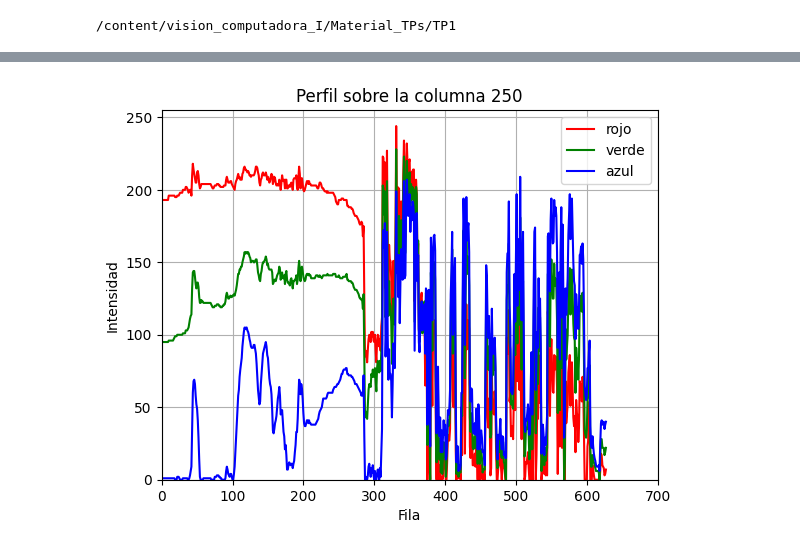
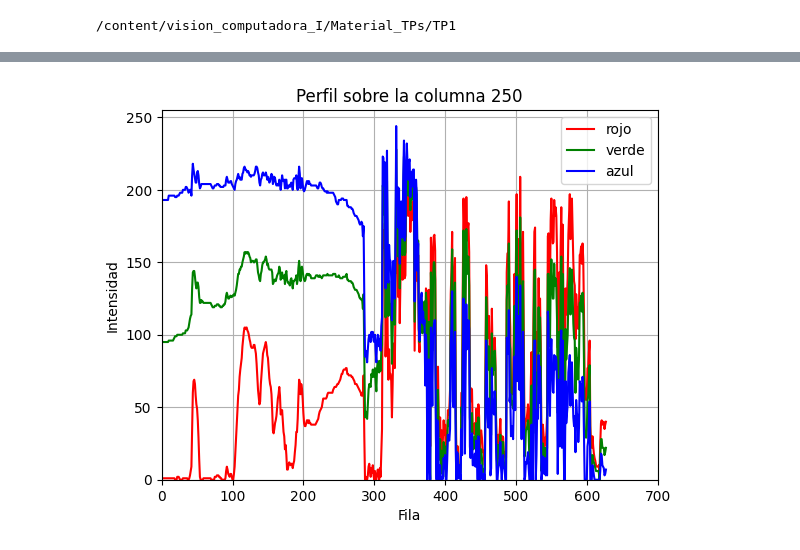
Before and after one commit to MauricioCastroF/VC1_EntregaTP, a Jupyter notebook: TP1_PARTE_2_2_Castro_FrancoMauricio.ipynb, the cells around one changed output, grey strips where cells are left out. Drawn from its saved outputs; the diff is of its cells as text; code cells hidden in the pictures.

```diff
--- a/TP1_PARTE_2_2_Castro_FrancoMauricio.ipynb
+++ b/TP1_PARTE_2_2_Castro_FrancoMauricio.ipynb
@@ -24,6 +25,4 @@ cd vision_computadora_I/Material_TPs/TP1
 /content/vision_computadora_I/Material_TPs/TP1
 # %%
 seg = cv.imread('segmentacion.png')
-
-plt.imshow(seg)
-plt.show()
+seg2 = cv.cvtColor(seg, cv.COLOR_BGR2RGB)
@@ -54,16 +51,16 @@ plt.show()
 # %%
 idx_col = 250
-perfil_color = seg[:, idx_col]
+perfil_color = seg2[:, idx_col]
 plt.plot(perfil_color[:,0], color='r',label='rojo')
 plt.plot(perfil_color[:,1], color='g',label='verde')
 plt.plot(perfil_color[:,2], color='b',label='azul')
 plt.xlabel('Fila')
 plt.ylabel('Intensidad')
 plt.title('Perfil sobre la columna {}'.format(idx_col))
 plt.grid()
 plt.xlim(0,700)
 plt.ylim(0,255)
 plt.legend()
 plt.show()
 # %% [output]
-[figure, old version]
+[figure, new version]
```
Also changed, not shown: parts of 8 cells of this notebook.
